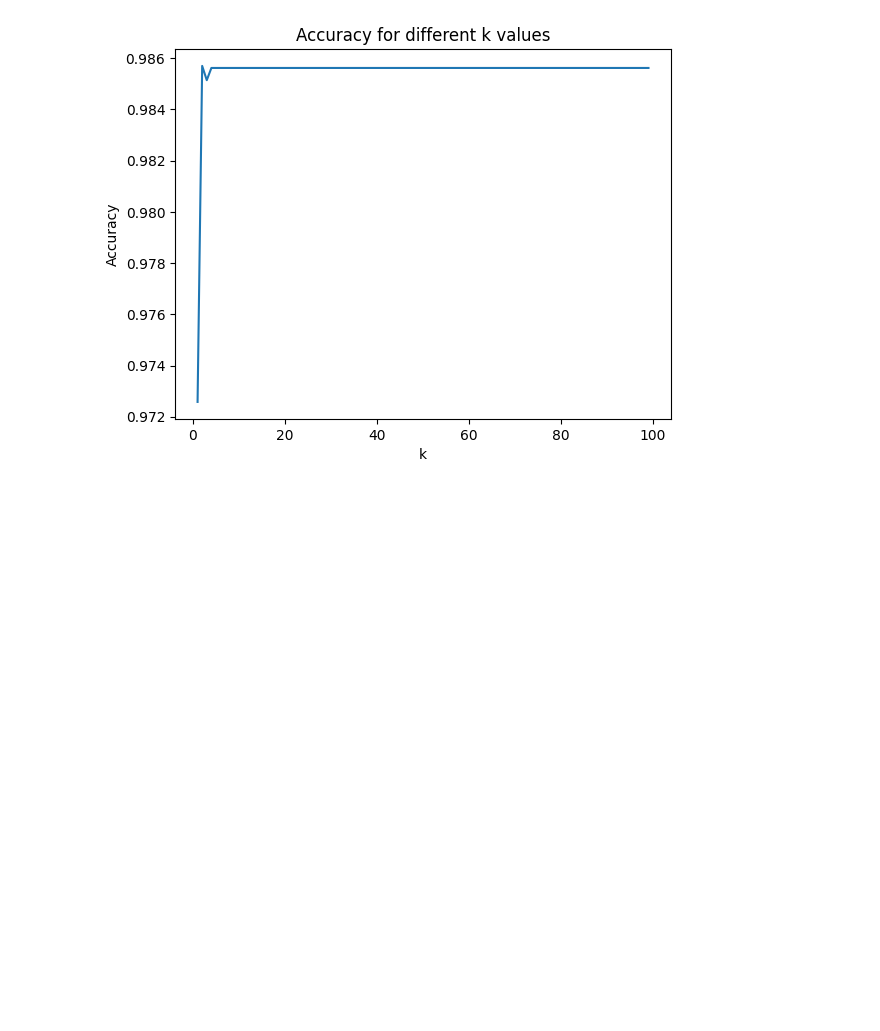
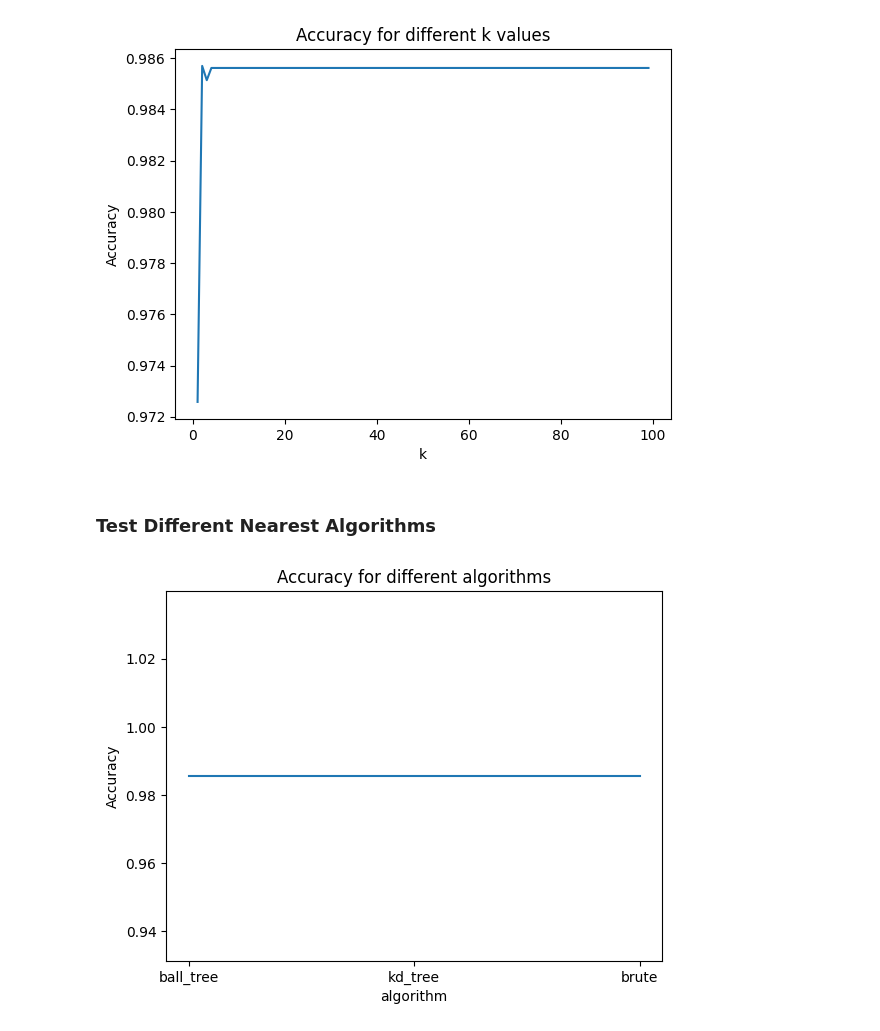
Before and after one commit to ILoveBacteria/machine-learning-assignments, a Jupyter notebook: assignment1/q1.ipynb, the cells around one changed output. Drawn from its saved outputs; the diff is of its cells as text; code cells hidden in the pictures; blank space fills up the shorter version.

Commit message:
Add accuracy checking for knn

```diff
--- a/assignment1/q1.ipynb
+++ b/assignment1/q1.ipynb
@@ -414,3 +414,23 @@ plt.title('Accuracy for different k values')
 plt.show()
 # %% [output]
 [figure]
+# %% [markdown]
+### Test Different Nearest Algorithms
+# %%
+algorithms = ['ball_tree', 'kd_tree', 'brute']
+accuracy = []
+
+for algo in algorithms:
+    knn = KNeighborsClassifier(algorithm=algo)
+    knn.fit(x_train, y_train)
+    y_pred = knn.predict(x_test)
+    accuracy.append(metrics.accuracy_score(y_test, y_pred))
+# %%
+# plot
+plt.plot(algorithms, accuracy)
+plt.xlabel('algorithm')
+plt.ylabel('Accuracy')
+plt.title('Accuracy for different algorithms')
+plt.show()
+# %% [output]
+[figure, added]
```
Also changed, not shown: parts of 2 cells of this notebook.
